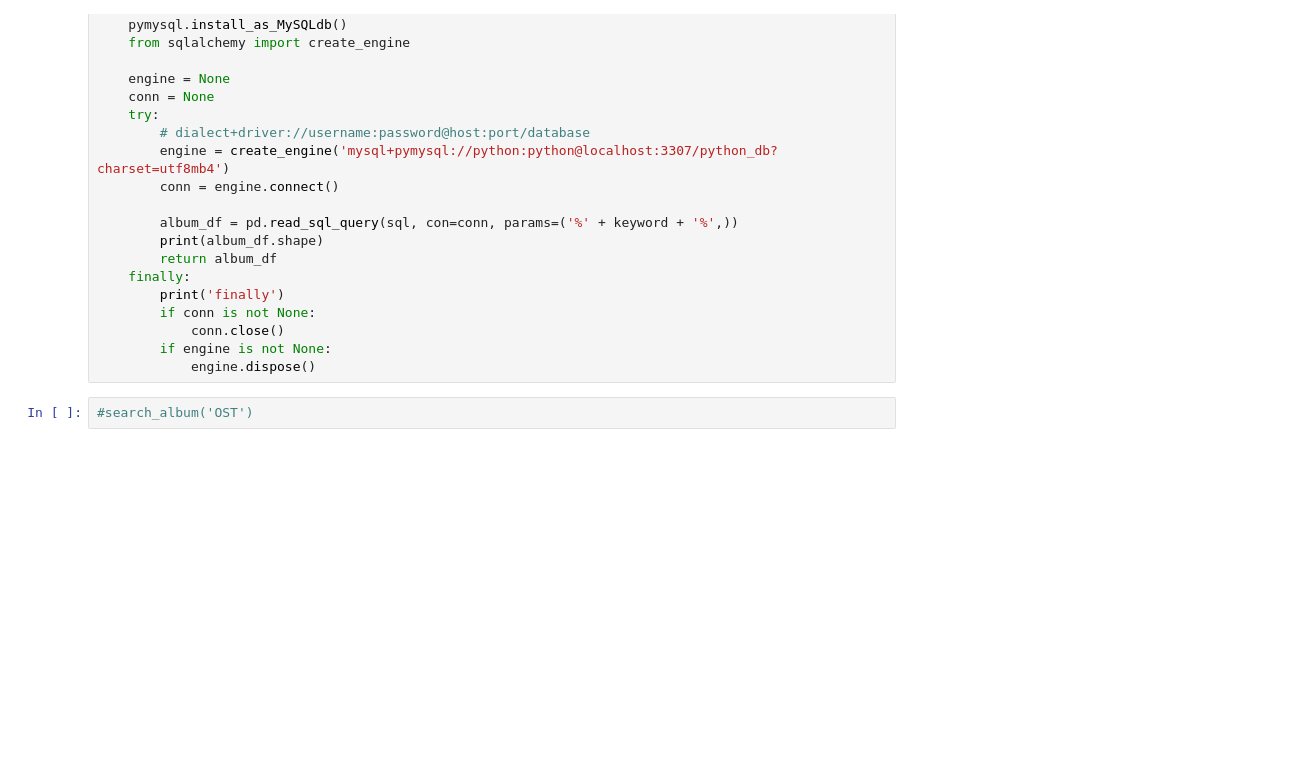
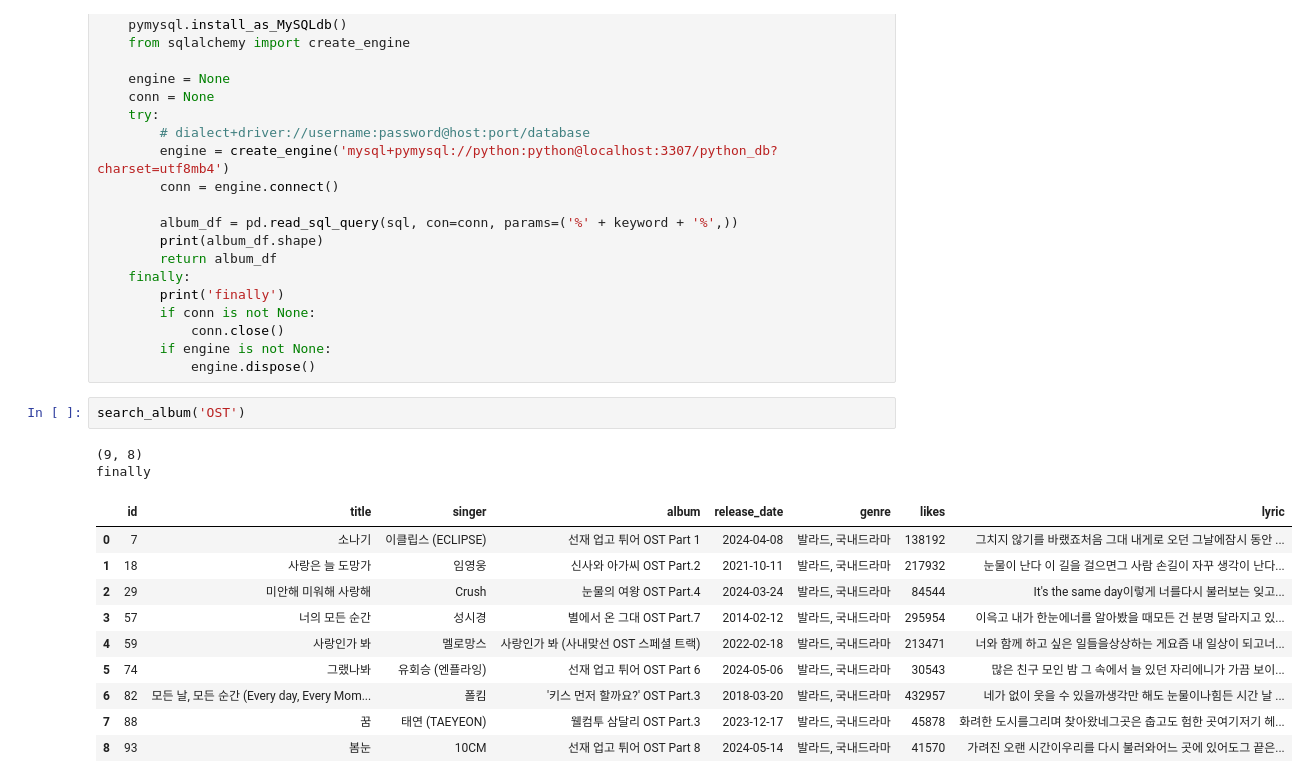
Before and after one commit to Daviswhistle/Python_Webscrapping_Analysis, a Jupyter notebook: 04.Melon100차트_데이터파싱_DB저장.ipynb, the cells around one changed output. Cells and saved outputs as stored; diff of their text form; blank space fills up the shorter version.

```diff
--- a/04.Melon100차트_데이터파싱_DB저장.ipynb
+++ b/04.Melon100차트_데이터파싱_DB저장.ipynb
@@ -404,5 +404,18 @@ def search_album(keyword):
             conn.close()
         if engine is not None:
             engine.dispose()
-# %%
-#search_album('OST')
+# %%
+search_album('OST')
+# %% [output]
+(9, 8)
+finally
+|  | id | title | singer | album | release_date | genre | likes | lyric |
+| 0 | 7 | 소나기 | 이클립스 (ECLIPSE) | 선재 업고 튀어 OST Part 1 | 2024-04-08 | 발라드, 국내드라마 | 138192 | 그치지 않기를 바랬죠처음 그대 내게로 오던 그날에잠시 동안 ... |
+| 1 | 18 | 사랑은 늘 도망가 | 임영웅 | 신사와 아가씨 OST Part.2 | 2021-10-11 | 발라드, 국내드라마 | 217932 | 눈물이 난다 이 길을 걸으면그 사람 손길이 자꾸 생각이 난다... |
+| 2 | 29 | 미안해 미워해 사랑해 | Crush | 눈물의 여왕 OST Part.4 | 2024-03-24 | 발라드, 국내드라마 | 84544 | It's the same day이렇게 너를다시 불러보는 잊고... |
+| 3 | 57 | 너의 모든 순간 | 성시경 | 별에서 온 그대 OST Part.7 | 2014-02-12 | 발라드, 국내드라마 | 295954 | 이윽고 내가 한눈에너를 알아봤을 때모든 건 분명 달라지고 있... |
+| 4 | 59 | 사랑인가 봐 | 멜로망스 | 사랑인가 봐 (사내맞선 OST 스페셜 트랙) | 2022-02-18 | 발라드, 국내드라마 | 213471 | 너와 함께 하고 싶은 일들을상상하는 게요즘 내 일상이 되고너... |
+| 5 | 74 | 그랬나봐 | 유회승 (엔플라잉) | 선재 업고 튀어 OST Part 6 | 2024-05-06 | 발라드, 국내드라마 | 30543 | 많은 친구 모인 밤 그 속에서 늘 있던 자리에니가 가끔 보이... |
+| 6 | 82 | 모든 날, 모든 순간 (Every day, Every Mom... | 폴킴 | '키스 먼저 할까요?' OST Part.3 | 2018-03-20 | 발라드, 국내드라마 | 432957 | 네가 없이 웃을 수 있을까생각만 해도 눈물이나힘든 시간 날 ... |
+| 7 | 88 | 꿈 | 태연 (TAEYEON) | 웰컴투 삼달리 OST Part.3 | 2023-12-17 | 발라드, 국내드라마 | 45878 | 화려한 도시를그리며 찾아왔네그곳은 춥고도 험한 곳여기저기 헤... |
+| 8 | 93 | 봄눈 | 10CM | 선재 업고 튀어 OST Part 8 | 2024-05-14 | 발라드, 국내드라마 | 41570 | 가려진 오랜 시간이우리를 다시 불러와어느 곳에 있어도그 끝은... |
```
Also changed, not shown: 1 other file.
